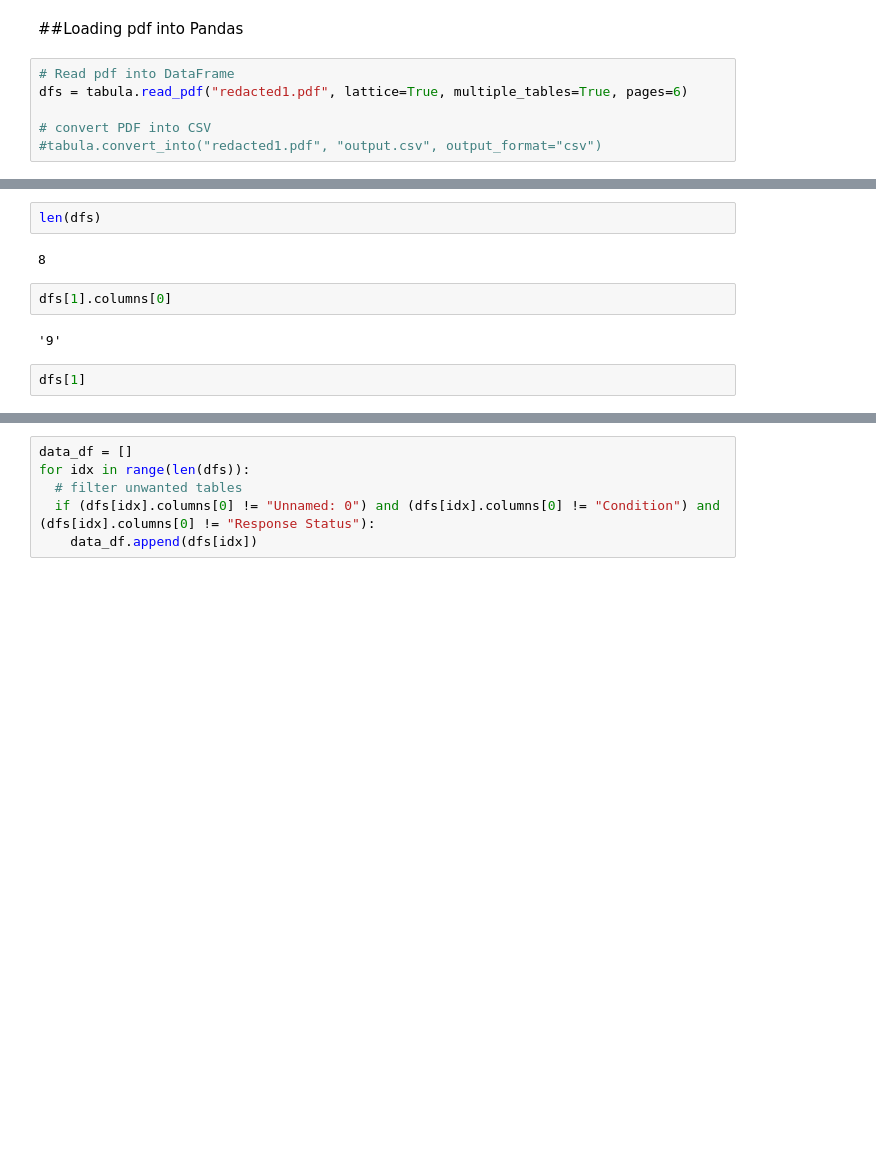
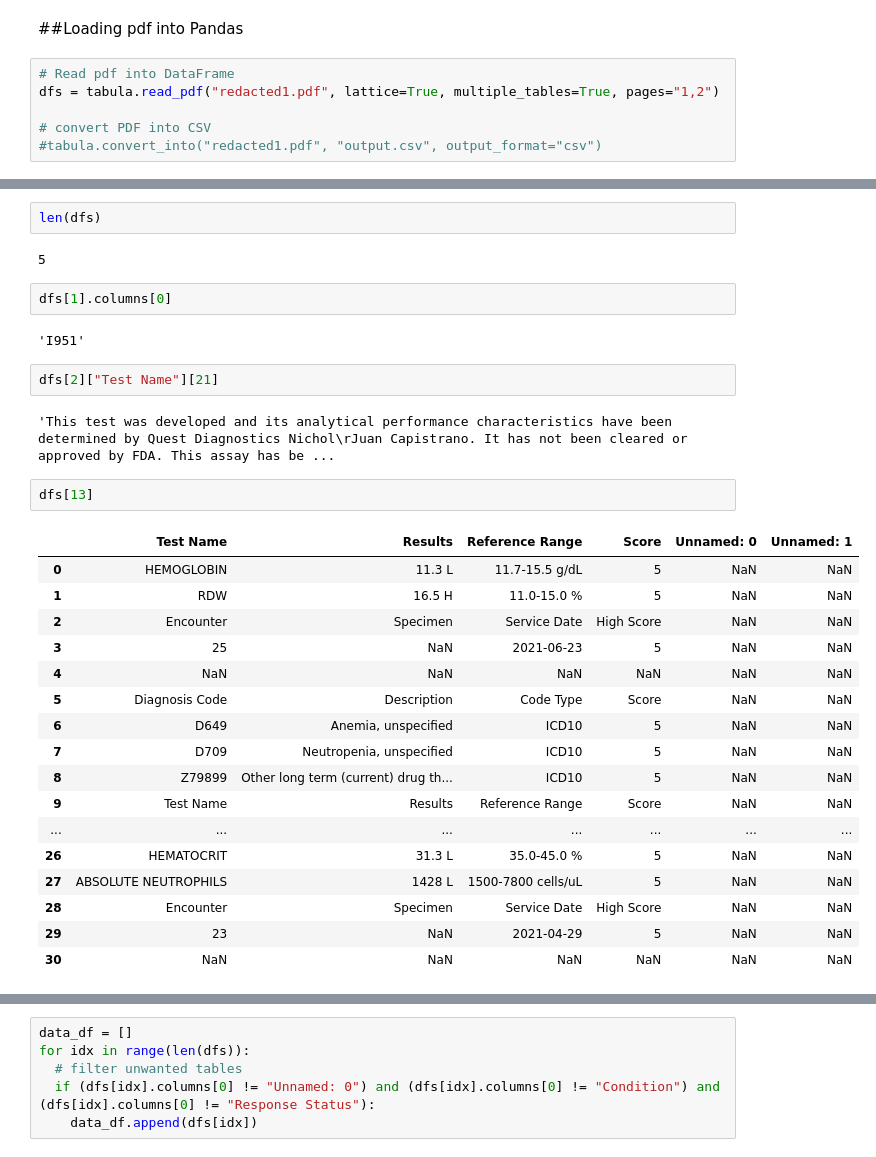
Before and after one commit to rahiakela/data-science-research-and-practice, a Jupyter notebook: data-extraction-works/01-tabulapy.ipynb, the cells around one changed output, grey strips where cells are left out. Cells and saved outputs as stored; diff of their text form; blank space fills up the shorter version.

```diff
--- a/data-extraction-works/01-tabulapy.ipynb
+++ b/data-extraction-works/01-tabulapy.ipynb
@@ -15,7 +15,7 @@ import pandas as pd
 ##Loading pdf into Pandas
 # %%
 # Read pdf into DataFrame
-dfs = tabula.read_pdf("redacted1.pdf", lattice=True, multiple_tables=True, pages=6)
+dfs = tabula.read_pdf("redacted1.pdf", lattice=True, multiple_tables=True, pages="1,2")
 
 # convert PDF into CSV
 #tabula.convert_into("redacted1.pdf", "output.csv", output_format="csv")
@@ -27,10 +22,32 @@ WARNING: Using fallback font LiberationSans for base font ZapfDingbats
 # %%
 len(dfs)
 # %% [output]
-8
+5
 # %%
 dfs[1].columns[0]
 # %% [output]
-'9'
+'I951'
+# %%
+dfs[2]["Test Name"][21]
+# %% [output]
+'This test was developed and its analytical performance characteristics have been determined by Quest Diagnostics Nichol\rJuan Capistrano. It has not been cleared or approved by FDA. This assay has be ...
 # %%
-dfs[1]
+dfs[13]
+# %% [output]
+|  | Test Name | Results | Reference Range | Score | Unnamed: 0 | Unnamed: 1 |
+| 0 | HEMOGLOBIN | 11.3 L | 11.7-15.5 g/dL | 5 | NaN | NaN |
+| 1 | RDW | 16.5 H | 11.0-15.0 % | 5 | NaN | NaN |
+| 2 | Encounter | Specimen | Service Date | High Score | NaN | NaN |
+| 3 | 25 | NaN | 2021-06-23 | 5 | NaN | NaN |
+| 4 | NaN | NaN | NaN | NaN | NaN | NaN |
+| 5 | Diagnosis Code | Description | Code Type | Score | NaN | NaN |
+| 6 | D649 | Anemia, unspecified | ICD10 | 5 | NaN | NaN |
+| 7 | D709 | Neutropenia, unspecified | ICD10 | 5 | NaN | NaN |
+| 8 | Z79899 | Other long term (current) drug th... | ICD10 | 5 | NaN | NaN |
+| 9 | Test Name | Results | Reference Range | Score | NaN | NaN |
+| ... | ... | ... | ... | ... | ... | ... |
+| 26 | HEMATOCRIT | 31.3 L | 35.0-45.0 % | 5 | NaN | NaN |
+| 27 | ABSOLUTE NEUTROPHILS | 1428 L | 1500-7800 cells/uL | 5 | NaN | NaN |
+| 28 | Encounter | Specimen | Service Date | High Score | NaN | NaN |
+| 29 | 23 | NaN | 2021-04-29 | 5 | NaN | NaN |
+| 30 | NaN | NaN | NaN | NaN | NaN | NaN |
```
Also changed, not shown: parts of 12 cells of this notebook.
